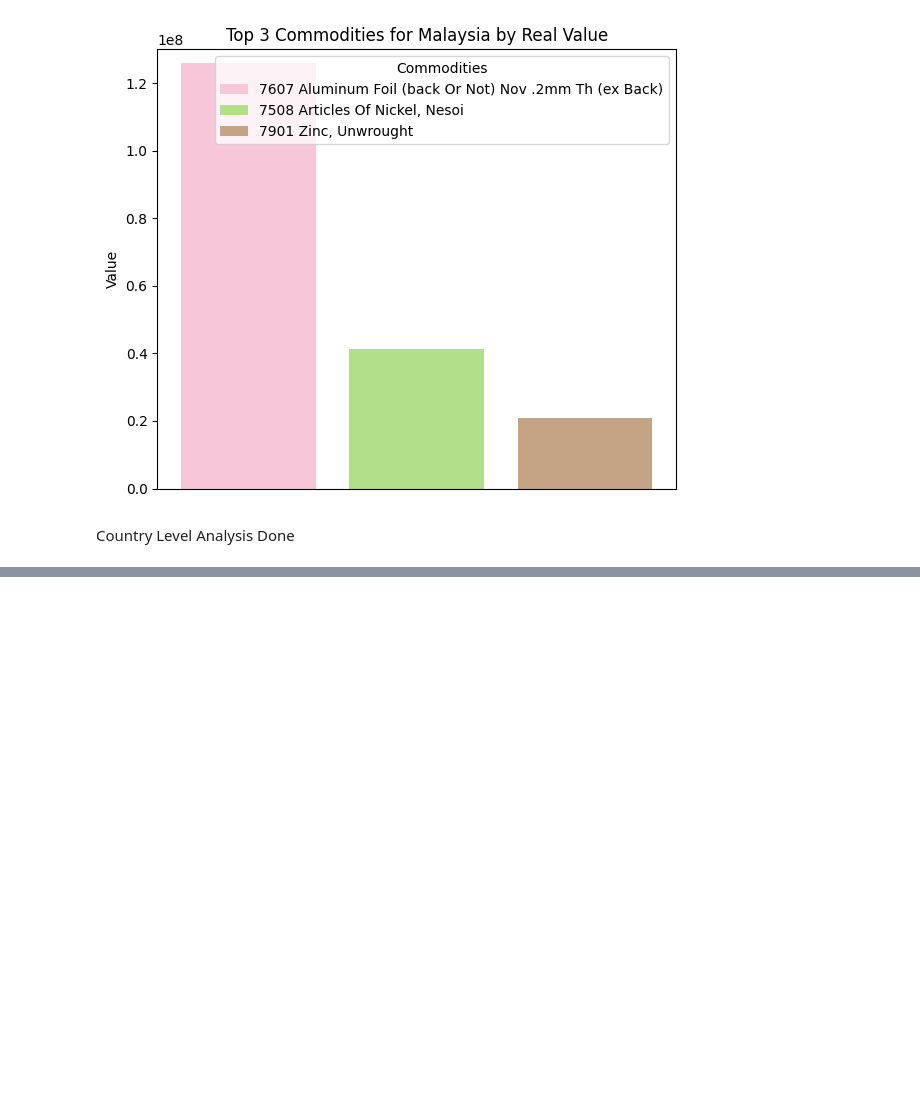
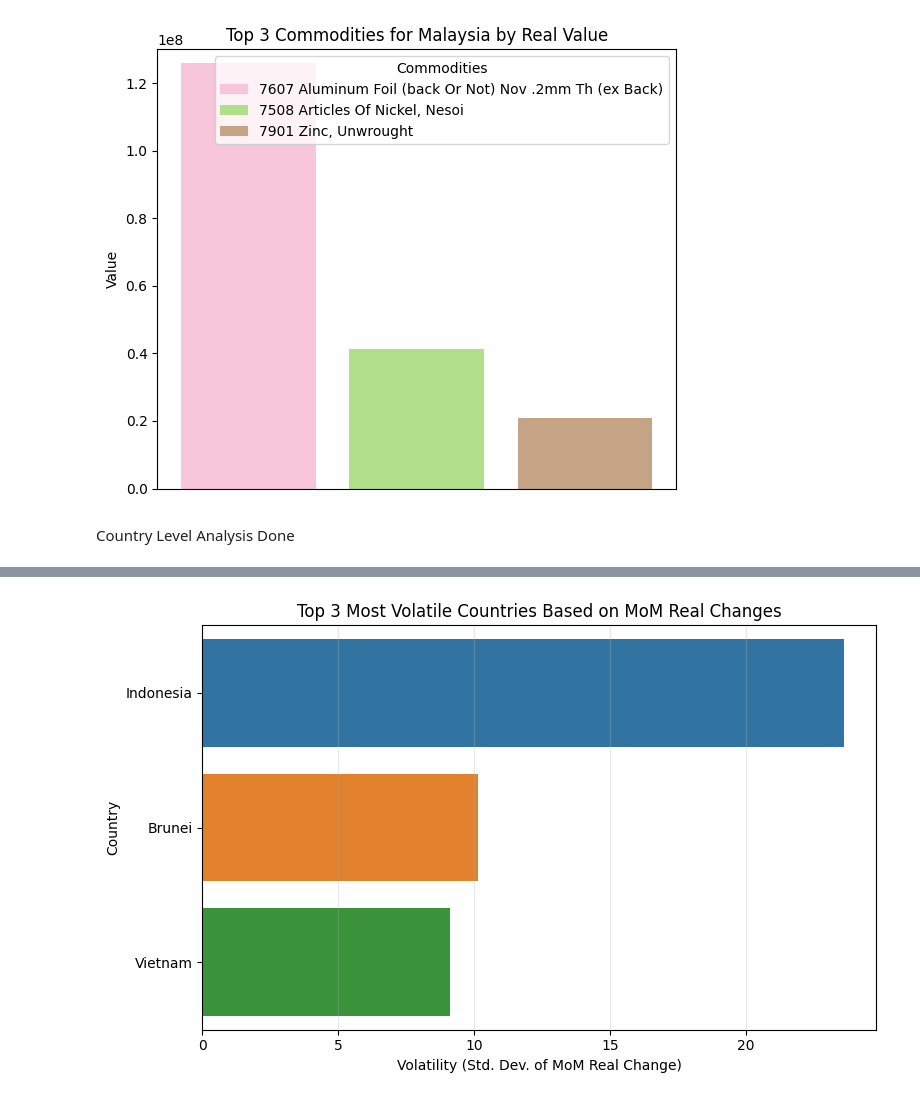
Before and after one commit to rutvikarnik5/Seed2s-Reveal-Unified-Methodology, a Jupyter notebook: Retrospective Team/EDA.ipynb, the cells around one changed output, grey strips where cells are left out. Cells and saved outputs as stored; diff of their text form; code cells hidden in the pictures; blank space fills up the shorter version.

```diff
--- a/Retrospective Team/EDA.ipynb
+++ b/Retrospective Team/EDA.ipynb
@@ -213,0 +425,86 @@ Country Level Analysis Done
+# %%
+# Top 3 most volatile countries
+
+country_monthly = (
+    df.groupby(['YearMonth', 'Countries'], as_index=False)['Real_Value']
+      .sum()
+      .rename(columns={'Real_Value': 'Monthly_Real_Import'})
+      .sort_values(['Countries', 'YearMonth'])
+)
+
+country_monthly['MoM_Change'] = (
+    country_monthly.groupby('Countries')['Monthly_Real_Import']
+    .pct_change()
+    .replace([np.inf, -np.inf], np.nan)
+)
+
+country_volatility = (
+    country_monthly.groupby('Countries')['MoM_Change']
+    .std()
+    .reset_index()
+    .rename(columns={'MoM_Change': 'MoM_Volatility'})
+    .dropna()
+    .sort_values('MoM_Volatility', ascending=False)
+)
+
+top3_countries = country_volatility.head(3).copy()
+top3_country_names = top3_countries['Countries'].tolist()
+
+# consistent color mapping using seaborn default palette
+country_color_map = dict(
+    zip(top3_country_names, default_palette[:len(top3_country_names)])
+)
+
+# Bar chart: top 3 volatile countries
+plt.figure(figsize=(8, 5))
+sns.barplot(
+    data=top3_countries,
+    x='MoM_Volatility',
+    y='Countries',
+    hue='Countries',
+    palette=country_color_map,
+    order=top3_country_names,
+    dodge=False,
+    legend=False
+)
+plt.xlabel('Volatility (Std. Dev. of MoM Real Change)')
+plt.ylabel('Country')
+plt.title('Top 3 Most Volatile Countries Based on MoM Real Changes')
+plt.grid(axis='x', alpha=0.3)
+plt.tight_layout()
+plt.show()
+
+# Line chart: monthly real import for top 3 volatile countries
+country_monthly_top3 = country_monthly[
+    country_monthly['Countries'].isin(top3_country_names)
+].copy()
+
+plt.figure(figsize=(12, 6))
+sns.lineplot(
+    data=country_monthly_top3,
+    x='YearMonth',
+    y='Monthly_Real_Import',
+    hue='Countries',
+    hue_order=top3_country_names,
+    palette=country_color_map,
+    marker='o'
+)
+
+y_upper_limit_country = country_monthly_top3['Monthly_Real_Import'].quantile(0.98) * 1.1
+plt.ylim(0, y_upper_limit_country)
+
+plt.xlabel('Date')
+plt.ylabel('Monthly Real Import')
+plt.title('Monthly Real Import Trends for Top 3 Most Volatile Countries')
+plt.legend(title='Country', bbox_to_anchor=(1.05, 1), loc='upper left')
+plt.grid(alpha=0.3)
+plt.tight_layout()
+plt.show()
+
+# print("Top 5 commodities by MoM volatility:")
+# print(top5_commodities)
+
+# print("\nTop 3 countries by MoM volatility:")
+# print(top3_countries)
+# %% [output]
+[figure, added]
```
Also changed, not shown: parts of 13 cells of this notebook, 1 other file.
